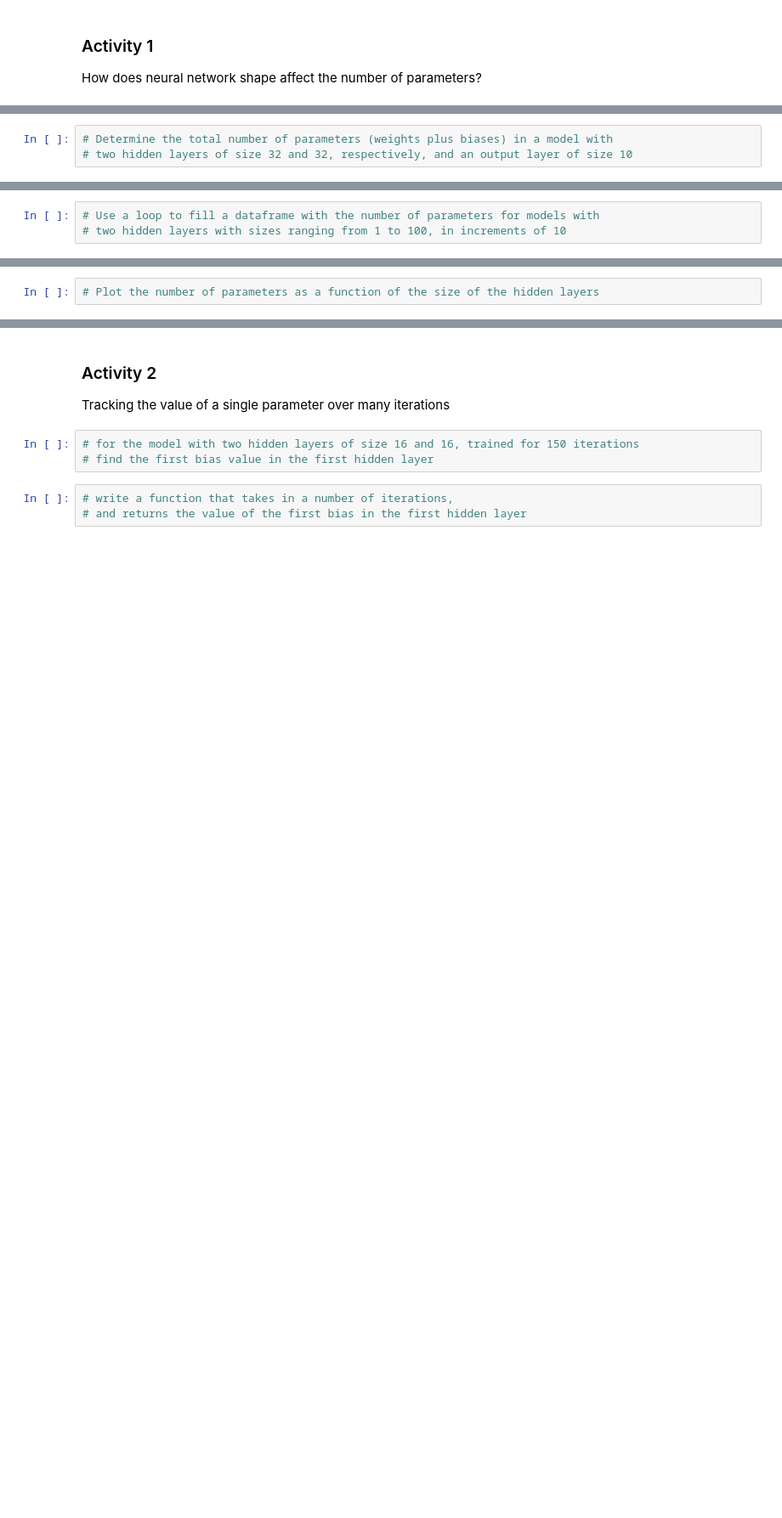
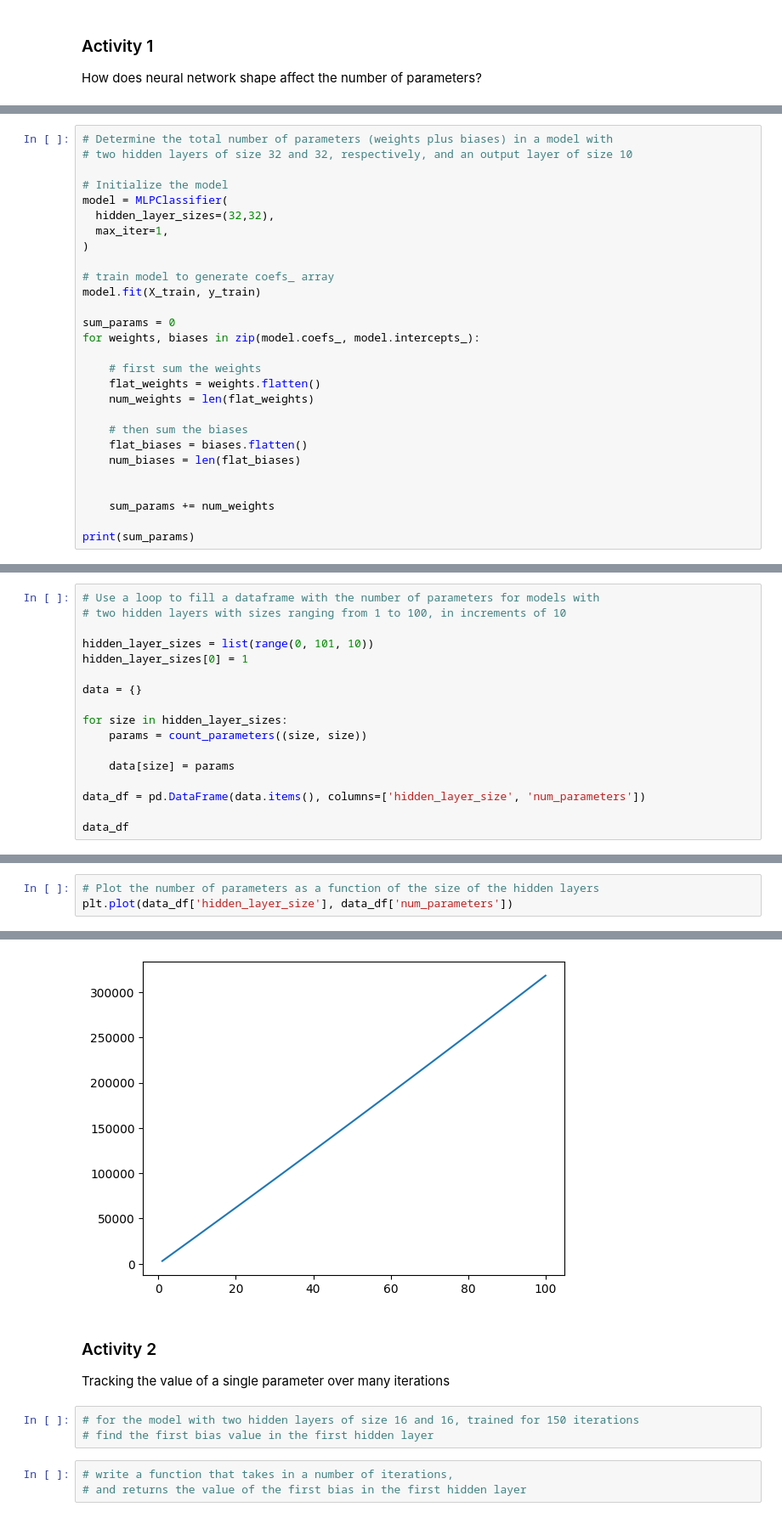
Before and after one commit to UH-MBBE/BE-491-Lecture-22, a Jupyter notebook: L22_notes.ipynb, the cells around one changed output, grey strips where cells are left out. Shown: that part at 85% size. Drawn from its saved outputs; the diff is of its cells as text; blank space fills up the shorter version.

```diff
--- a/L22_notes.ipynb
+++ b/L22_notes.ipynb
@@ -149,3 +301,28 @@ How does neural network shape affect the number of parameters?
 # %%
 # Determine the total number of parameters (weights plus biases) in a model with
 # two hidden layers of size 32 and 32, respectively, and an output layer of size 10
+
+# Initialize the model
+model = MLPClassifier(
+  hidden_layer_sizes=(32,32),
+  max_iter=1,
+)
+
+# train model to generate coefs_ array
+model.fit(X_train, y_train)
+
+sum_params = 0
+for weights, biases in zip(model.coefs_, model.intercepts_):
+
+    # first sum the weights
+    flat_weights = weights.flatten()
+    num_weights = len(flat_weights)
+
+    # then sum the biases
+    flat_biases = biases.flatten()
+    num_biases = len(flat_biases)
+
+
+    sum_params += num_weights
+
+print(sum_params)
@@ -155,3 +365,17 @@ How does neural network shape affect the number of parameters?
 # %%
 # Use a loop to fill a dataframe with the number of parameters for models with
 # two hidden layers with sizes ranging from 1 to 100, in increments of 10
+
+hidden_layer_sizes = list(range(0, 101, 10))
+hidden_layer_sizes[0] = 1
+
+data = {}
+
+for size in hidden_layer_sizes:
+    params = count_parameters((size, size))
+
+    data[size] = params
+
+data_df = pd.DataFrame(data.items(), columns=['hidden_layer_size', 'num_parameters'])
+
+data_df
@@ -158,2 +395,4 @@ How does neural network shape affect the number of parameters?
 # %%
 # Plot the number of parameters as a function of the size of the hidden layers
+plt.plot(data_df['hidden_layer_size'], data_df['num_parameters'])
+# %% [output]
@@ -160,3 +400,4 @@ How does neural network shape affect the number of parameters?
+[figure, added]
 # %% [markdown]
 ### Activity 2
 Tracking the value of a single parameter over many iterations
```
Also changed, not shown: parts of 25 cells of this notebook.
